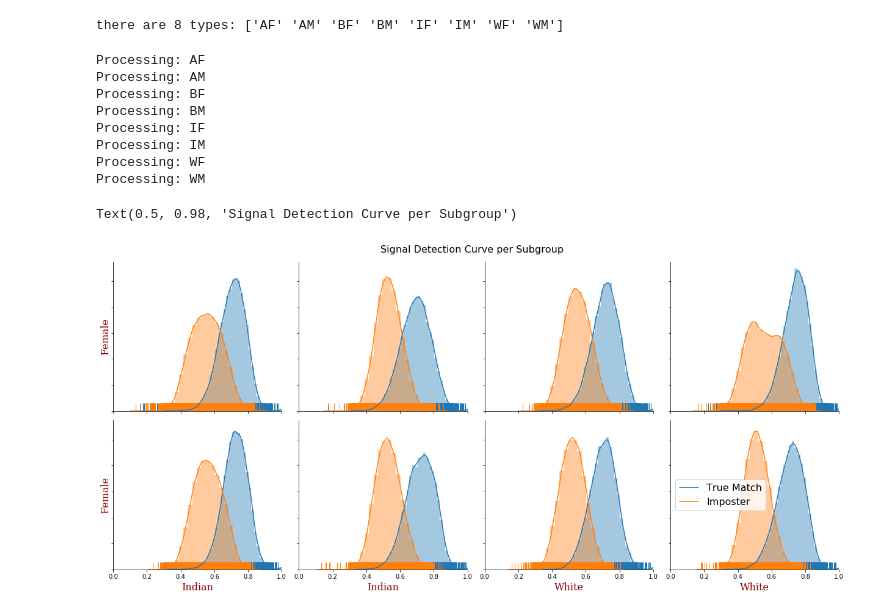
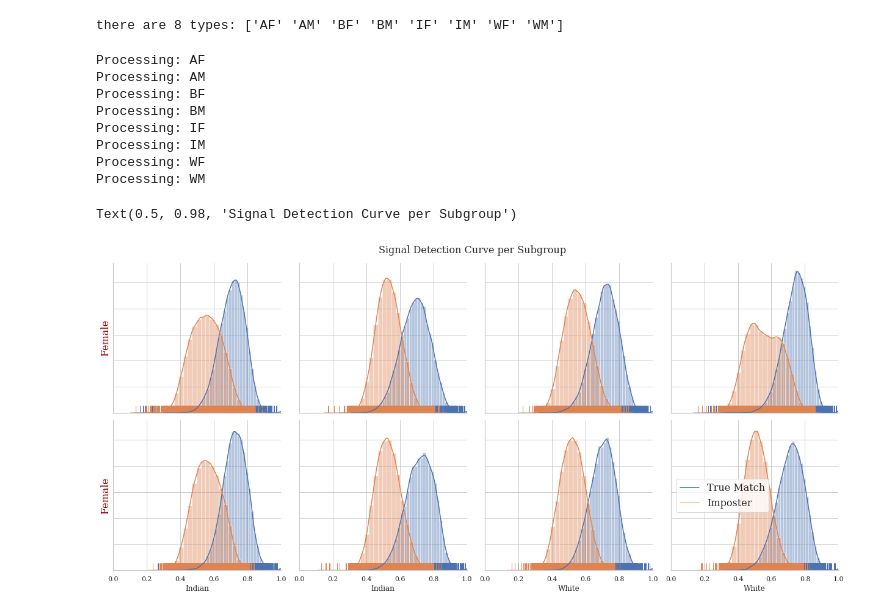
Before and after one commit to visionjo/facerec-bias-bfw, a Jupyter notebook: code/notebooks/2_create_sdm_curves.ipynb, the cells around one changed output. Drawn from its saved outputs; the diff is of its cells as text; code cells hidden in the pictures.

```diff
--- a/code/notebooks/2_create_sdm_curves.ipynb
+++ b/code/notebooks/2_create_sdm_curves.ipynb
@@ -31,3 +25,12 @@ font = {'family': 'serif',
+# %%
+font = {'font.family': 'serif',
+        'font.serif' : 'Times New Roman',
+        'font.color':  'darkred',
+        'font.weight': 'normal',
+        'font.size': 16,
+        }
+sns.set(style="white", rc={"axes.facecolor": (0, 0, 0, 0)})
+sns.set_style('whitegrid', font)
 # %% [markdown]
 ## Load the data
 
@@ -59,35 +68,35 @@ fig, ax = plt.subplots(2, int(n_classes / 2), sharex='all', sharey='all', figsiz
 
 
 for i, (cur_class, axi) in enumerate(zip(classes, ax.flat)):
     print("Processing: {}".format(cur_class))
     df_cur = data.loc[data.a1==cur_class][['label', 'score']]
     sns.distplot(df_cur.loc[df_cur.label == 1, 'score'], np.linspace(-0.3, 1.0, 80), ax=axi, *opts[0])
     sns.distplot(df_cur.loc[df_cur.label == 0, 'score'], np.linspace(-0.3, 1.0, 50), ax=axi, *opts[1])
     #axi.set_xticks((0.0,0.25,0.5,0.75,1.0))
     axi.set_xlim((0.0,1.0))
     if i > 3:
-        axi.set_xlabel(xlabels[cur_class[0]], fontdict=font)
+        axi.set_xlabel(xlabels[cur_class[0]])
 
     else:
         axi.set_xlabel(None)
     for tick in axi.yaxis.get_major_ticks():
         tick.label1.set_visible(False)
     if not np.mod(i, int(n_classes / 2)):
-        axi.set_ylabel(ylabels[cur_class[1]], fontdict=font)
+        axi.set_ylabel(ylabels[cur_class[1]], fontdict={k.replace('font.',''): v for k, v in font.items() if k != 'font.serif'})
 
     sns.despine(ax=axi)
 
 
-plt.legend(['True Match', 'Imposter'], fontsize=font['size'], loc='best')
-fig.suptitle('Signal Detection Curve per Subgroup', fontsize=font['size'])
+plt.legend(['True Match', 'Imposter'], fontsize=font['font.size'], loc='best')
+fig.suptitle('Signal Detection Curve per Subgroup', fontsize=font['font.size'])
 # %% [output]
 Processing: AF
 Processing: AM
 Processing: BF
 Processing: BM
 Processing: IF
 Processing: IM
 Processing: WF
 Processing: WM
 Text(0.5, 0.98, 'Signal Detection Curve per Subgroup')
-[figure, old version]
+[figure, new version]
```
Also changed, not shown: parts of 7 cells of this notebook, 1 other file.
